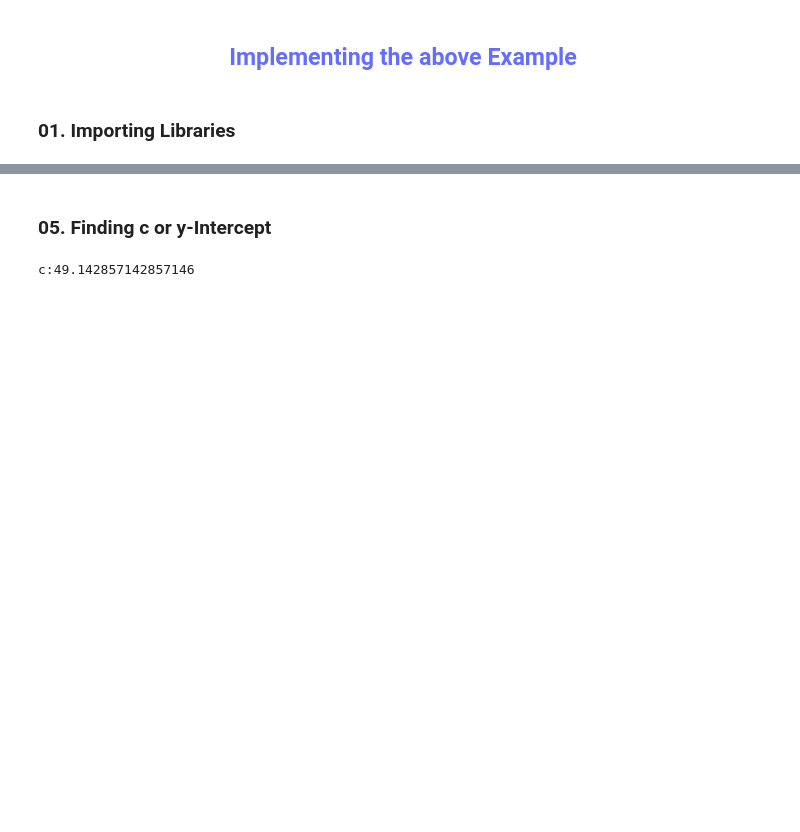
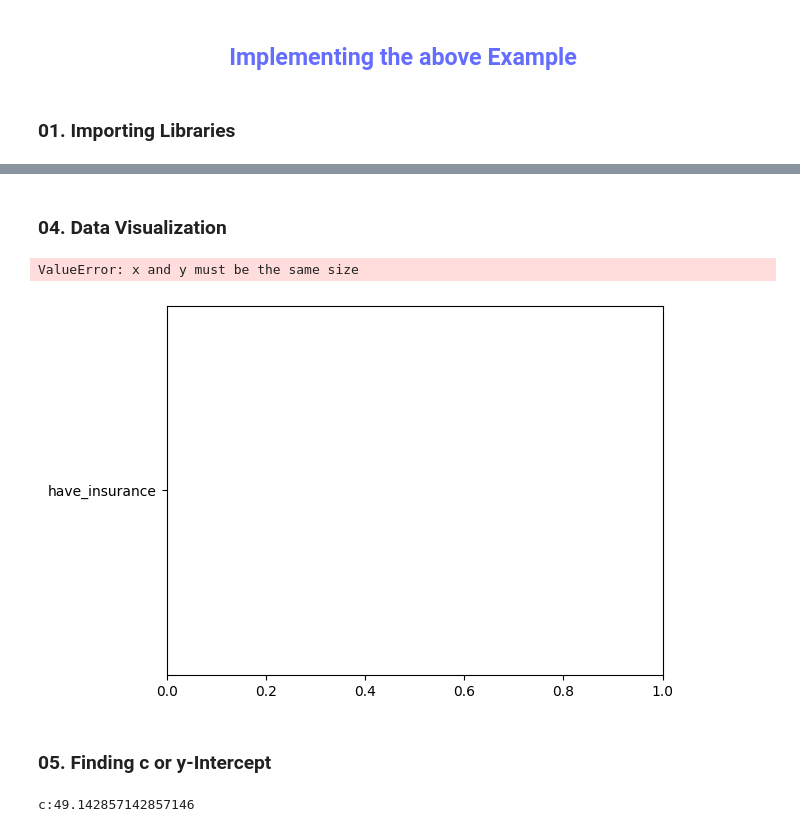
Before and after one commit to ZiaUrRehman-bit/Implementation-of-Machine-Learning-Algorithm, a Jupyter notebook: 03. Logistic Regression/01.LogisticRegressionBasics.ipynb, the cells around one changed output, grey strips where cells are left out. Saved outputs shown, nothing was run; the diff lists cells and outputs as text; code cells hidden in the pictures; blank space fills up the shorter version.

```diff
--- a/03. Logistic Regression/01.LogisticRegressionBasics.ipynb
+++ b/03. Logistic Regression/01.LogisticRegressionBasics.ipynb
@@ -144,0 +58,3 @@ Slope: 6.857142857142857
+# %%
+insuranceData = pd.read_csv("insurance.csv")
+insuranceData
@@ -144,0 +80,3 @@ Slope: 6.857142857142857
+# %%
+insuranceData['have_insurance '].replace({'no':'0', 'yes':'1'}, inplace=True)
+insuranceData
@@ -145,3 +100,10 @@ Slope: 6.857142857142857
+# %% [markdown]
+### 04. Data Visualization
+# %%
+plt.scatter(x='age', y='have_insurance', data=insuranceData)
+# %% [output]
+ValueError: x and y must be the same size
+[figure, added]
 # %% [markdown]
 ### 05. Finding c or y-Intercept
 # %%
```
Also changed, not shown: parts of 34 cells of this notebook, 1 other file.
